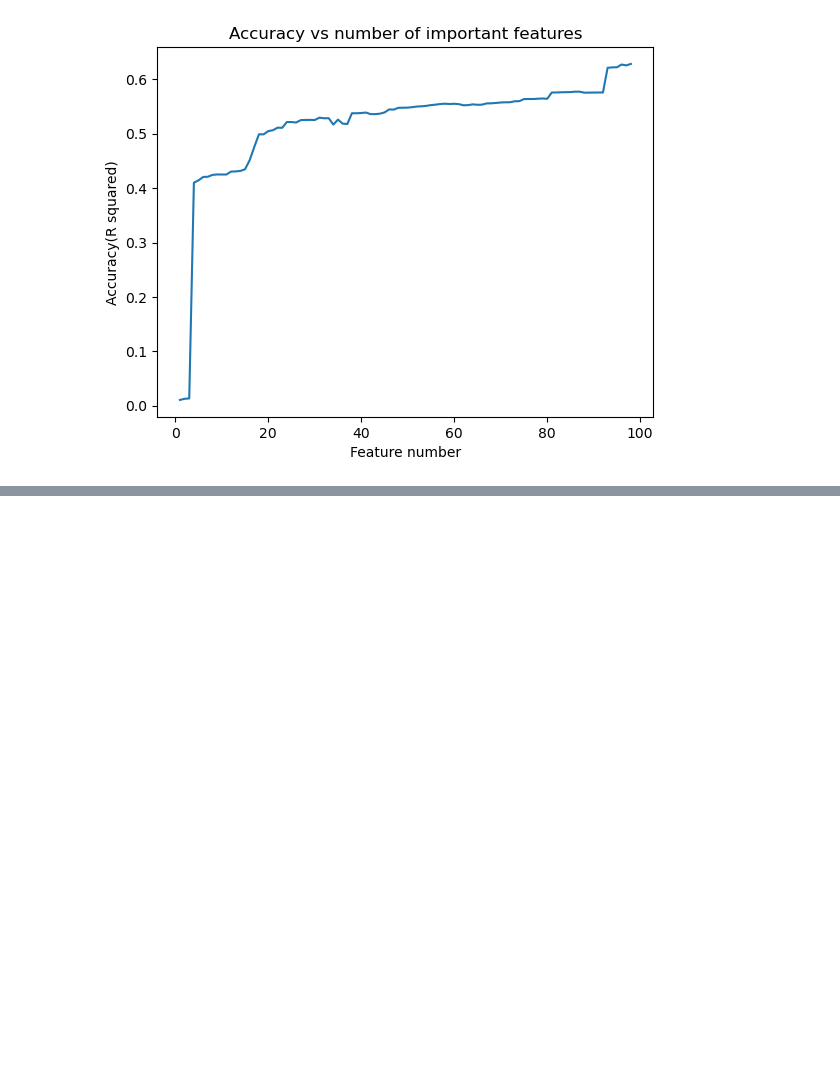
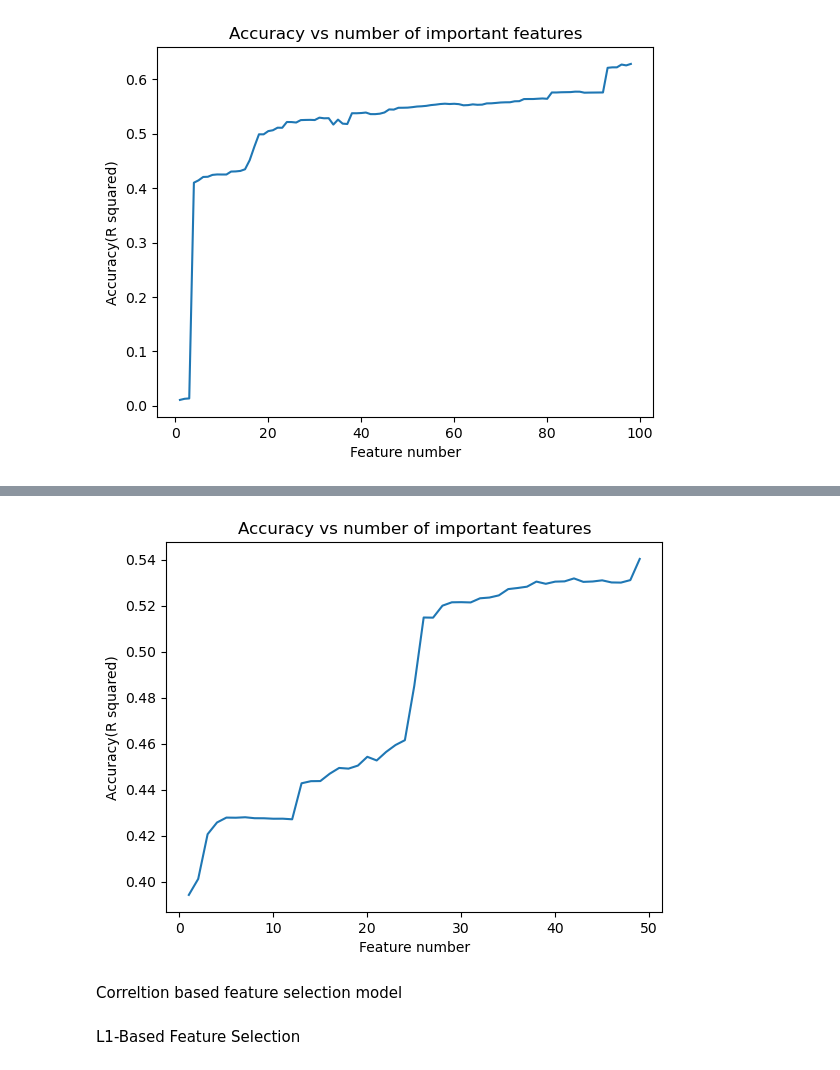
Before and after one commit to Arnesh997/FDS-Airbnb, a Jupyter notebook: abhay-6.ipynb, the cells around one changed output, grey strips where cells are left out. Cells and saved outputs as stored; diff of their text form; code cells hidden in the pictures; blank space fills up the shorter version.

Commit message:
added models to abhay-6

```diff
--- a/abhay-6.ipynb
+++ b/abhay-6.ipynb
@@ -747,0 +749,26 @@ plt.show()
+# %%
+from sklearn.feature_selection import RFE
+from sklearn.ensemble import RandomForestRegressor
+from sklearn.model_selection import train_test_split
+
+# drop the price column from the DataFrame
+X = quality_df.drop('price', axis=1)
+
+# select all other columns in the DataFrame as features
+features = list(X.columns)
+
+# split the data into training and testing sets
+X_train, X_test, y_train, y_test = train_test_split(X[features], quality_df['price'], test_size=0.2, random_state=42)
+
+# create a Random Forest model
+rf = RandomForestRegressor(n_estimators=100, random_state=42)
+
+# create an RFE selector with the Random Forest model
+selector = RFE(estimator=rf, step=1)
+
+# fit the selector to the training data
+selector.fit(X_train, y_train)
+
+# print the selected features
+RSF_features = X_train.columns[selector.support_]
+print(RSF_features)
@@ -747,0 +794,18 @@ plt.show()
+# %%
+# plot
+x_values = list(range(1,len(RSF_features)))
+
+y_values = [linear_reg(x, RSF_features) for x in x_values]
+plt.plot(x_values, y_values)
+
+# Add labels for the x and y axes and a title for the graph
+plt.xlabel('Feature number')
+plt.ylabel('Accuracy(R squared)')
+plt.title('Accuracy vs number of important features')
+
+# Display the graph
+plt.show()
+# %% [output]
+[figure, added]
+# %% [markdown]
+Correltion based feature selection model
@@ -747,0 +854,2 @@ plt.show()
+# %% [markdown]
+L1-Based Feature Selection
```
Also changed, not shown: parts of 25 cells of this notebook.
